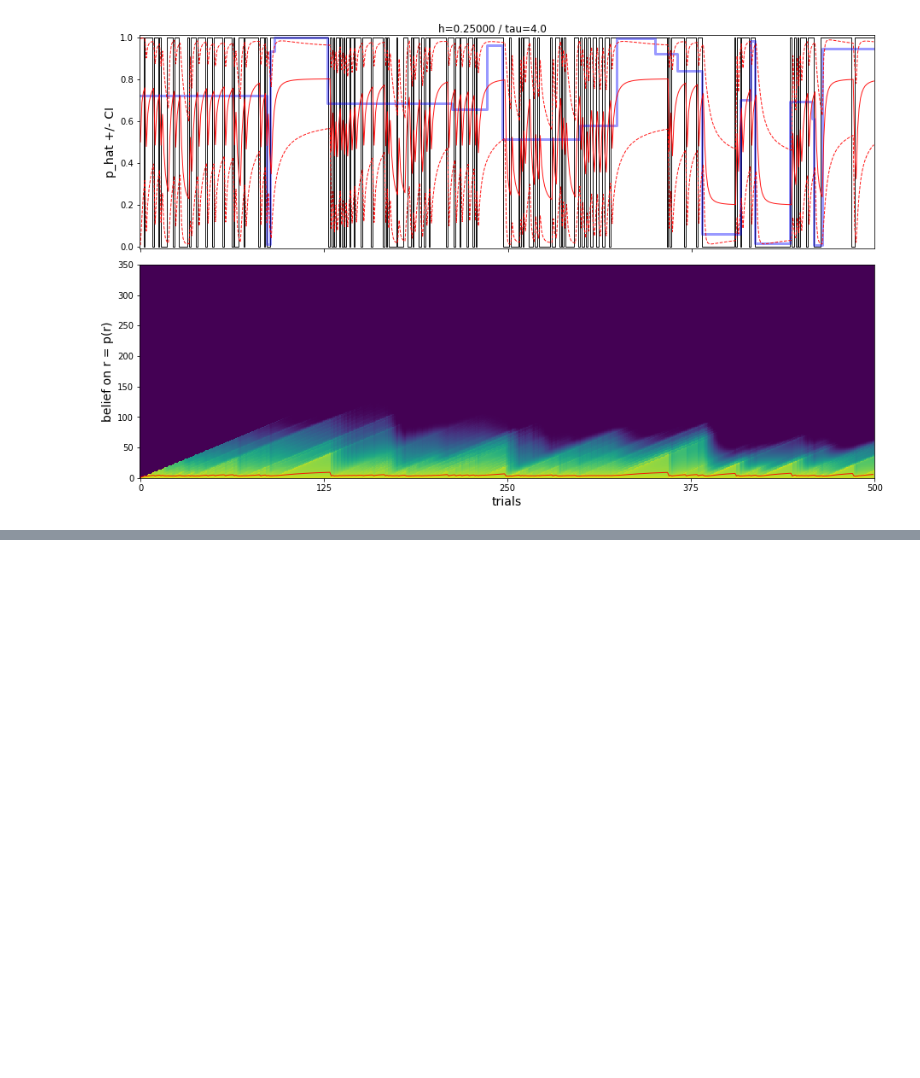
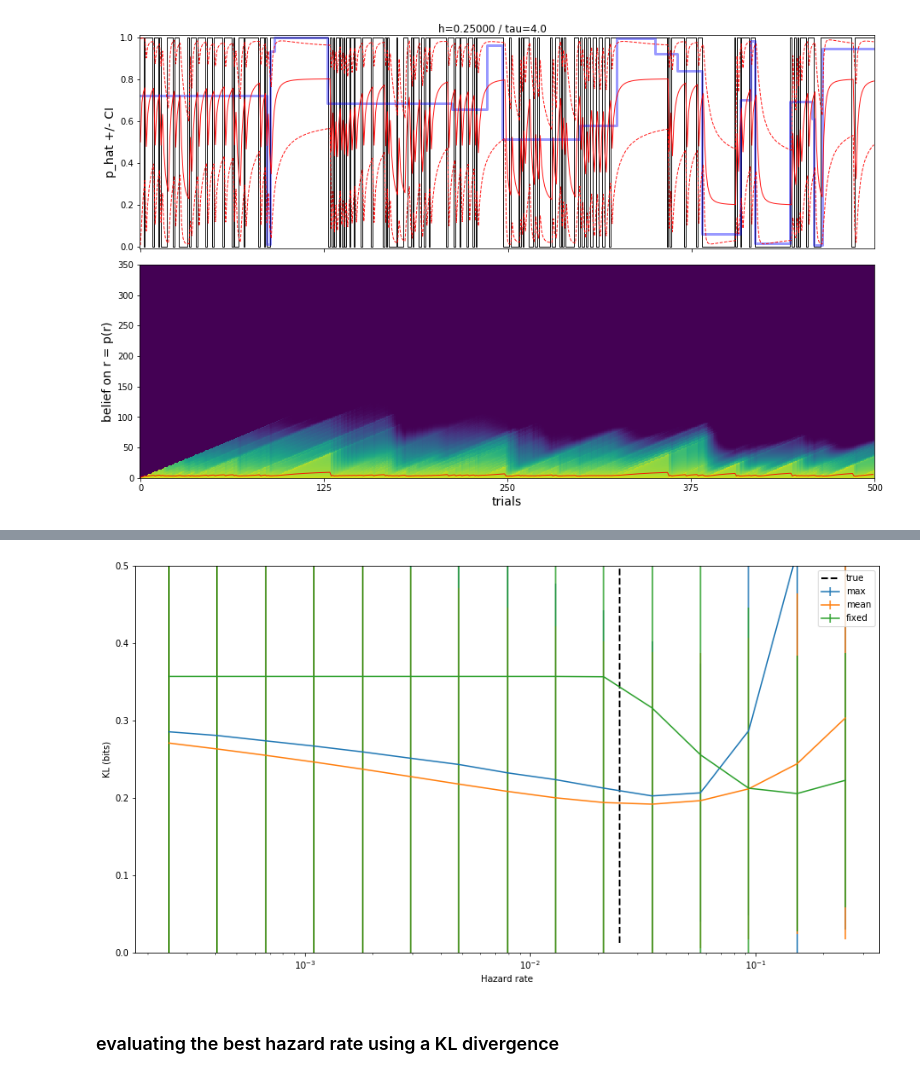
Before and after one commit to laurentperrinet/bayesianchangepoint, a Jupyter notebook: notebooks/C_test_hazardrate.ipynb, the cells around one changed output, grey strips where cells are left out. Saved outputs shown, nothing was run; the diff lists cells and outputs as text; code cells hidden in the pictures; blank space fills up the shorter version.

```diff
--- a/notebooks/C_test_hazardrate.ipynb
+++ b/notebooks/C_test_hazardrate.ipynb
@@ -66,0 +126,20 @@ for h_ in hs:
+# %%
+fig, ax = plt.subplots(1, 1, figsize=(15, 8))
+
+for i_mode, mode in enumerate(modes):
+    ax.errorbar(hs, np.nanmean(KL[i_mode, ...], axis=1), yerr=np.std(KL[i_mode, ...], axis=1), label=mode)
+ax.vlines(h, ymin=np.nanmin(np.nanmean(KL, axis=(0))), ymax=np.nanmax(np.nanmean(KL, axis=(0))),
+          linestyle='--', lw=2, label='true')
+
+
+ax.set_xscale("log")#, nonposx='clip')
+
+ax.set_xlabel('Hazard rate')
+ax.set_ylim(0, 1.5)
+ax.set_ylim(0, .5)
+ax.set_ylabel('KL (bits)')
+ax.legend();
+# %% [output]
+[figure, added]
+# %% [markdown]
+### evaluating the best hazard rate using a KL divergence
```
Also changed, not shown: parts of 27 cells of this notebook, 1 other file.
